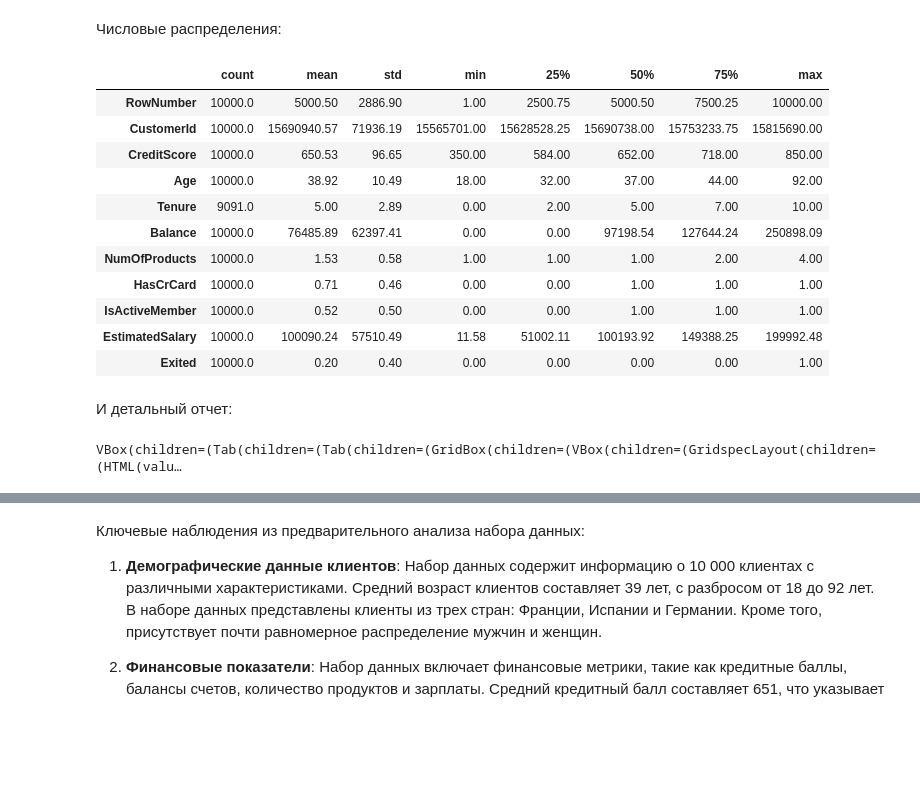
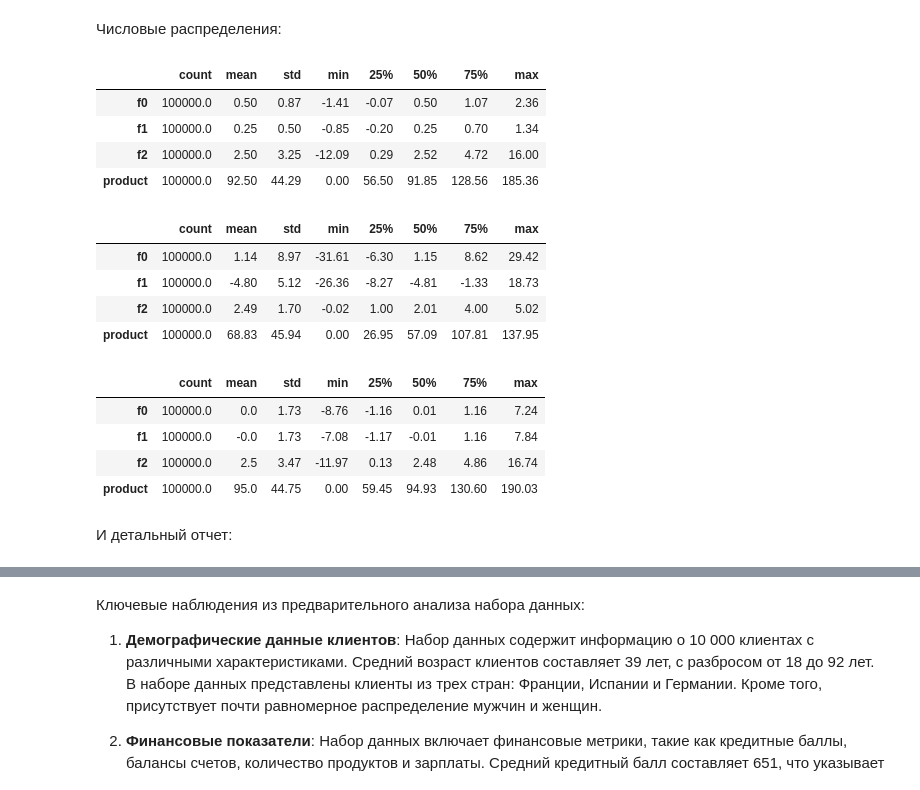
Before and after one commit to mskhmelik/yandex_data_science, a Jupyter notebook: Project_3/prj_oil_fields.ipynb, the cells around one changed output, grey strips where cells are left out. Drawn from its saved outputs; the diff is of its cells as text; code cells hidden in the pictures; blank space fills up the shorter version.

Commit message:
modified:   Project_3/prj_oil_fields.ipynb changes:    loaded data in, run preliminary analysis

```diff
--- a/Project_3/prj_oil_fields.ipynb
+++ b/Project_3/prj_oil_fields.ipynb
@@ -63,11 +63,29 @@ from sklearn.metrics import (
 FIG_WIDTH = 10 * 100
 FIG_HEIGHT = 5 * 100
 RANDOM_SEED = 42
+FILE_NAMES = ['geo_data_0', 'geo_data_1', 'geo_data_2']
 # %%
-try:
-    raw_oil = pd.read_csv('geo_data_0.csv')
-except:
-    raw_oil = pd.read_csv('/datasets/geo_data_0.csv')
+raw_oil = {}
+for file_name in FILE_NAMES:
+    try:
+        raw_oil[file_name] = pd.read_csv(file_name + '.csv')
+    except:
+        raw_oil[file_name] = pd.read_csv('/datasets/' + file_name + '.csv')
+# %%
+try:
+    raw_oil = (
+        pd.concat(
+            (pd.read_csv(filename + '.csv').assign(source_file=filename) for filename in FILE_NAMES),
+            ignore_index=True
+        )
+    )
+except:
+    raw_oil = (
+        pd.concat(
+            (pd.read_csv('/datasets/' + filename + '.csv').assign(source_file=filename) for filename in FILE_NAMES),
+            ignore_index=True
+        )
+    )
 # %% [markdown]
 ## Исследовательский анализ данных
 
@@ -94,0 +95,3 @@ display(eda.df_info(raw_users))
+# %%
+for file_name in FILE_NAMES:
+    display(eda.df_info(raw_oil[file_name]))
@@ -95,23 +117,23 @@ display(eda.df_info(raw_users))
 # %% [markdown]
 Числовые распределения:
 # %%
-display(round(raw_users.describe().T, 2))
+for file_name in FILE_NAMES:
+    display(round(raw_oil[file_name].describe().T, 2))
 # %% [output]
 |  | count | mean | std | min | 25% | 50% | 75% | max |
-| RowNumber | 10000.0 | 5000.50 | 2886.90 | 1.00 | 2500.75 | 5000.50 | 7500.25 | 10000.00 |
-| CustomerId | 10000.0 | 15690940.57 | 71936.19 | 15565701.00 | 15628528.25 | 15690738.00 | 15753233.75 | 15815690.00 |
-| CreditScore | 10000.0 | 650.53 | 96.65 | 350.00 | 584.00 | 652.00 | 718.00 | 850.00 |
-| Age | 10000.0 | 38.92 | 10.49 | 18.00 | 32.00 | 37.00 | 44.00 | 92.00 |
-| Tenure | 9091.0 | 5.00 | 2.89 | 0.00 | 2.00 | 5.00 | 7.00 | 10.00 |
-| Balance | 10000.0 | 76485.89 | 62397.41 | 0.00 | 0.00 | 97198.54 | 127644.24 | 250898.09 |
-| NumOfProducts | 10000.0 | 1.53 | 0.58 | 1.00 | 1.00 | 1.00 | 2.00 | 4.00 |
-| HasCrCard | 10000.0 | 0.71 | 0.46 | 0.00 | 0.00 | 1.00 | 1.00 | 1.00 |
-| IsActiveMember | 10000.0 | 0.52 | 0.50 | 0.00 | 0.00 | 1.00 | 1.00 | 1.00 |
-| EstimatedSalary | 10000.0 | 100090.24 | 57510.49 | 11.58 | 51002.11 | 100193.92 | 149388.25 | 199992.48 |
-| Exited | 10000.0 | 0.20 | 0.40 | 0.00 | 0.00 | 0.00 | 0.00 | 1.00 |
+| f0 | 100000.0 | 0.50 | 0.87 | -1.41 | -0.07 | 0.50 | 1.07 | 2.36 |
+| f1 | 100000.0 | 0.25 | 0.50 | -0.85 | -0.20 | 0.25 | 0.70 | 1.34 |
+| f2 | 100000.0 | 2.50 | 3.25 | -12.09 | 0.29 | 2.52 | 4.72 | 16.00 |
+| product | 100000.0 | 92.50 | 44.29 | 0.00 | 56.50 | 91.85 | 128.56 | 185.36 |
+|  | count | mean | std | min | 25% | 50% | 75% | max |
+| f0 | 100000.0 | 1.14 | 8.97 | -31.61 | -6.30 | 1.15 | 8.62 | 29.42 |
+| f1 | 100000.0 | -4.80 | 5.12 | -26.36 | -8.27 | -4.81 | -1.33 | 18.73 |
+| f2 | 100000.0 | 2.49 | 1.70 | -0.02 | 1.00 | 2.01 | 4.00 | 5.02 |
+| product | 100000.0 | 68.83 | 45.94 | 0.00 | 26.95 | 57.09 | 107.81 | 137.95 |
+|  | count | mean | std | min | 25% | 50% | 75% | max |
+| f0 | 100000.0 | 0.0 | 1.73 | -8.76 | -1.16 | 0.01 | 1.16 | 7.24 |
+| f1 | 100000.0 | -0.0 | 1.73 | -7.08 | -1.17 | -0.01 | 1.16 | 7.84 |
+| f2 | 100000.0 | 2.5 | 3.47 | -11.97 | 0.13 | 2.48 | 4.86 | 16.74 |
+| product | 100000.0 | 95.0 | 44.75 | 0.00 | 59.45 | 94.93 | 130.60 | 190.03 |
 # %% [markdown]
 И детальный отчет:
-# %%
-ProfileReport(raw_users).to_widgets()
-# %% [output]
-VBox(children=(Tab(children=(Tab(children=(GridBox(children=(VBox(children=(GridspecLayout(children=(HTML(valu…
```
Also changed, not shown: parts of 4 cells of this notebook.
